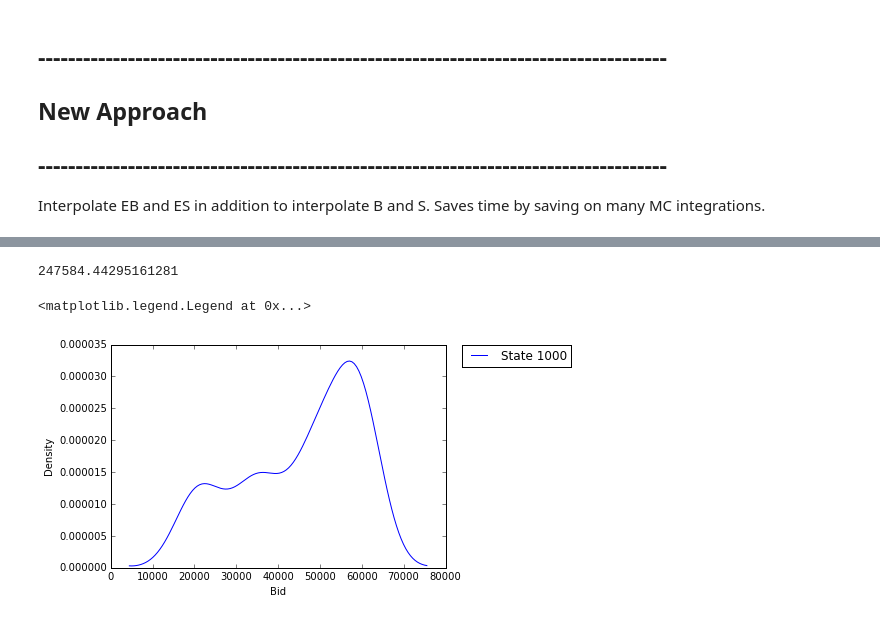
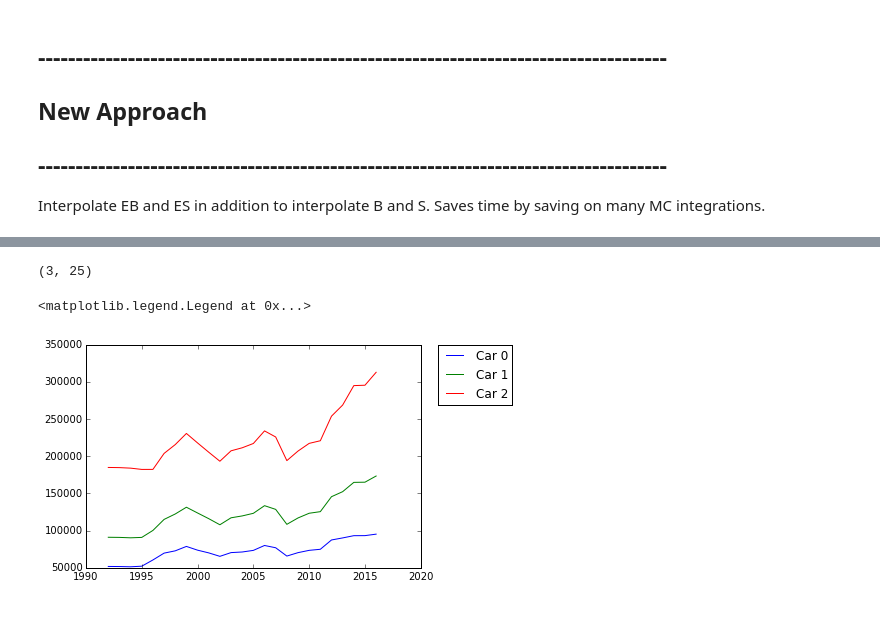
Before and after one commit to wolfgangrid/car_auctions_jupyter, a Jupyter notebook: cars_model_jupyter_state.ipynb, the cells around one changed output, grey strips where cells are left out. Drawn from its saved outputs; the diff is of its cells as text; code cells hidden in the pictures.

Commit message:
more simulation output

```diff
--- a/cars_model_jupyter_state.ipynb
+++ b/cars_model_jupyter_state.ipynb
@@ -313,8 +320,10 @@ check1
+# %%
+sim_bid_function = sim_output[1][79]
 # %%
 fig, ax = plt.subplots()
-ax.plot(y_grid,y_grid, label="y")
+#ax.plot(y_grid,y_grid, label="y")
 for j in [0,1,2]:
-    ax.plot(y_grid,sim_output[1][14][j,2,:], label="$b_%d(y,0)" %j)
+    ax.plot(y_grid,sim_bid_function[j,4,:], label="$b_%d(y,0)" %j)
 #for j in [1,2]:
 #    ax.plot(y_grid,sim_output[1][1][j,4,:], label="$b_%d(y,8)" %j)
 #for j in [1,2]:
@@ -347,26 +337,23 @@ f_set = set1
 # %%
-bid_now = sim_output[1][14]
-f_y_realis = y_realis_states
-f_rival_bidders_ids = rival_bidders_ids
-distr_bids1 = np.array([[np.interp(f_y_realis[s,:],f_y_grid,bid_now[j,s,:]) for s in np.arange(f_lsg)] for j in np.arange(f_J)])
-distr_b_bar_now = np.array([[[np.sort(distr_bids1[j,s,f_rival_bidders_ids[i]])[-1] for i in np.arange(f_n_draws)] for s in np.arange(f_lsg)] for j in np.arange(f_J)])
+sim_distr_bids = np.array([[np.interp(y_realis_states[s,:],y_grid,sim_bid_function[j,s,:]) for s in np.arange(lsg)] for j in np.arange(J)])
+sim_distr_b_2 = np.array([[[np.sort(sim_distr_bids[j,s,active_bidders_ids[i]])[-2] for i in np.arange(n_draws)] for s in np.arange(lsg)] for j in np.arange(J)])
 
-
-win_bool = (bid_now.reshape(f_J,f_lsg,f_lyg,1)>distr_b_bar_now.reshape(f_J,f_lsg,1,f_n_draws)) #dimensions: J x states x y_gridpoints x n_draws
-win_prob = np.mean(win_bool,axis=3) #dimensions: J x states x y_gridpoints
+sim_exp_price = np.mean(sim_distr_b_2,axis=2)
-# %%
-#np.interp(f_y_realis[5,:],f_y_grid,bid_now[1,5,:])
-
-f_y_realis[5,:][0]
-# %% [output]
-247584.44295161281
+# %%
+#df['avgsp']
+
+time_prices = np.array([interp1d(state_grid,sim_exp_price[j,:], fill_value='extrapolate')(df['avgsp']) for j in range(J)])
+
+time_prices.shape
+# %% [output]
+(3, 25)
 # %%
+#plt.plot(range(1992,2017),time_prices[1,:])
+
 fig, ax = plt.subplots()
-for s in [3]:
-    sns.distplot(distr_b_bar_now[1,s,:],hist=False, label="State %d" %state_grid[s])
-ax.set_xlabel("Bid")
-ax.set_ylabel("Density")
+for j in [0,1,2]:
+    ax.plot(range(1992,2017),time_prices[j,:], label="Car %d" %j)
 ax.legend(bbox_to_anchor=(1.05, 1), loc=2, borderaxespad=0.)
 # %% [output]
 <matplotlib.legend.Legend at 0x...>
-[figure, old version]
+[figure, new version]
```
Also changed, not shown: parts of 14 cells of this notebook.
